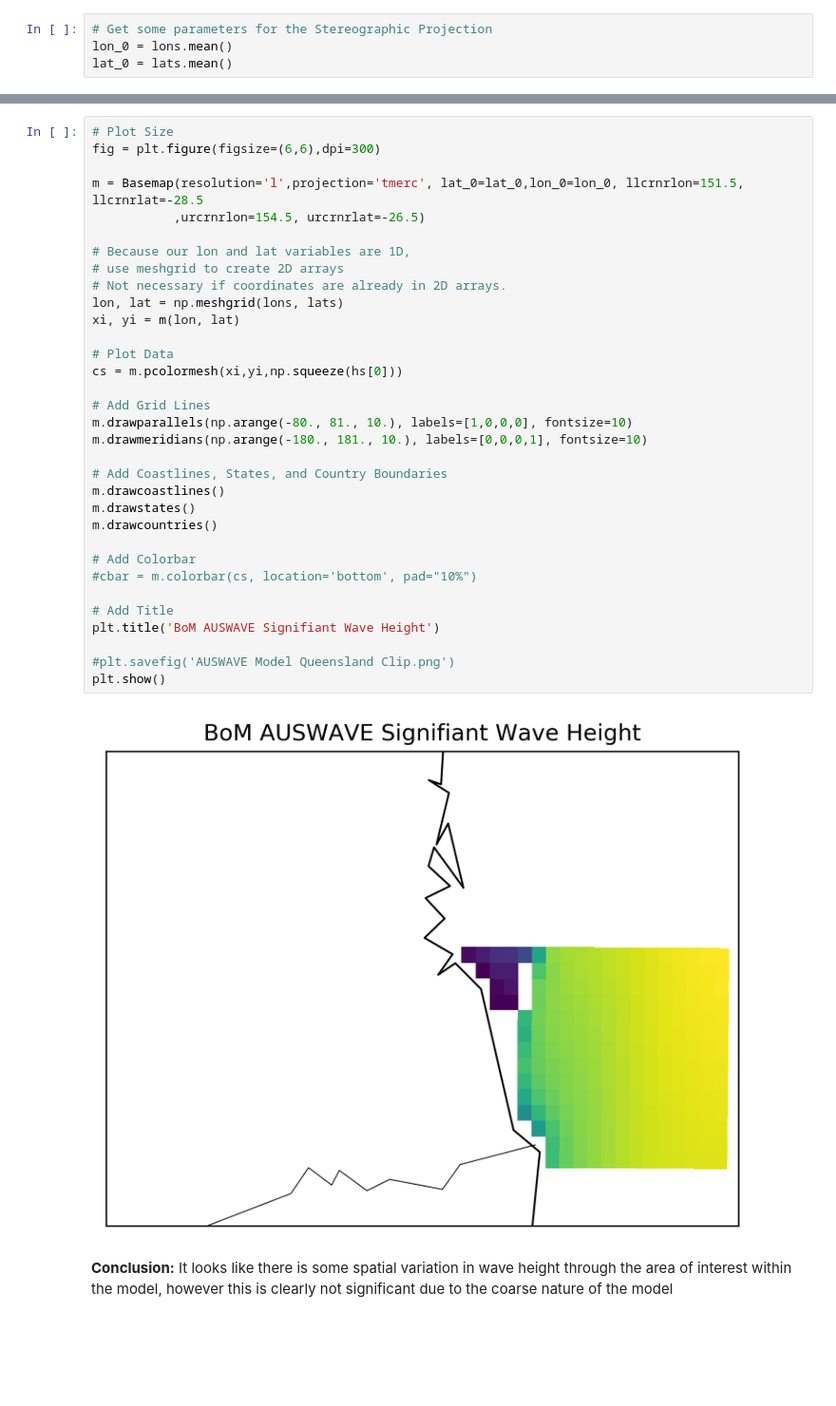
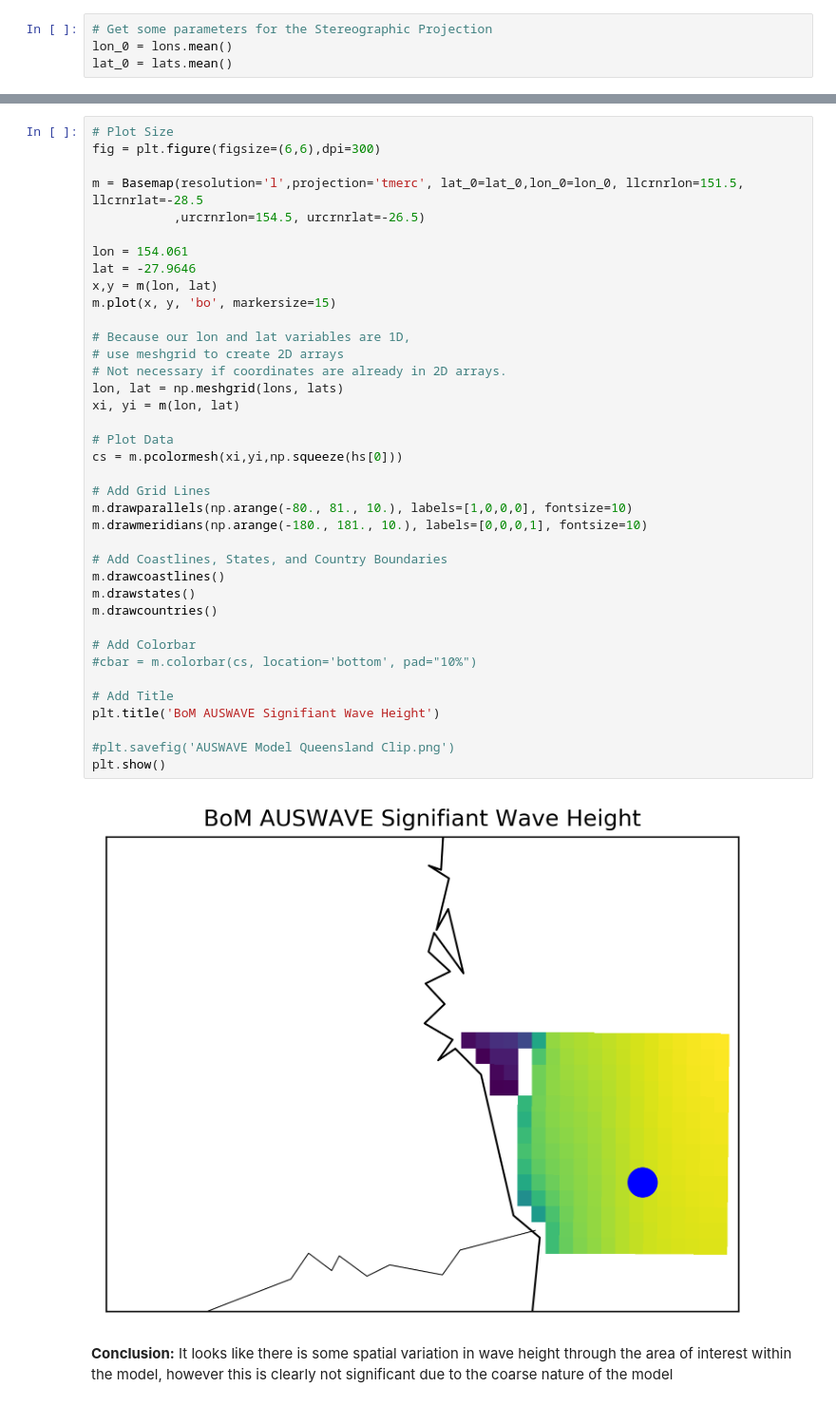
Before and after one commit to DrakonianMight/machine_learning, a Jupyter notebook: visualize_grid.ipynb, the cells around one changed output, grey strips where cells are left out. Shown: that part at 95% size. Saved outputs shown, nothing was run; the diff lists cells and outputs as text; blank space fills up the shorter version.

```diff
--- a/visualize_grid.ipynb
+++ b/visualize_grid.ipynb
@@ -45,35 +45,40 @@ fig = plt.figure(figsize=(6,6),dpi=300)
 
 m = Basemap(resolution='l',projection='tmerc', lat_0=lat_0,lon_0=lon_0, llcrnrlon=151.5, llcrnrlat=-28.5
            ,urcrnrlon=154.5, urcrnrlat=-26.5)
+
+lon = 154.061
+lat = -27.9646
+x,y = m(lon, lat)
+m.plot(x, y, 'bo', markersize=15)
 
 # Because our lon and lat variables are 1D,
 # use meshgrid to create 2D arrays
 # Not necessary if coordinates are already in 2D arrays.
 lon, lat = np.meshgrid(lons, lats)
 xi, yi = m(lon, lat)
 
 # Plot Data
 cs = m.pcolormesh(xi,yi,np.squeeze(hs[0]))
 
 # Add Grid Lines
 m.drawparallels(np.arange(-80., 81., 10.), labels=[1,0,0,0], fontsize=10)
 m.drawmeridians(np.arange(-180., 181., 10.), labels=[0,0,0,1], fontsize=10)
 
 # Add Coastlines, States, and Country Boundaries
 m.drawcoastlines()
 m.drawstates()
 m.drawcountries()
 
 # Add Colorbar
 #cbar = m.colorbar(cs, location='bottom', pad="10%")
 
 # Add Title
 plt.title('BoM AUSWAVE Signifiant Wave Height')
 
 #plt.savefig('AUSWAVE Model Queensland Clip.png')
 plt.show()
 # %% [output]
-[figure, old version]
+[figure, new version]
 # %% [markdown]
 **Conclusion:** It looks like there is some spatial variation in wave height through the area of interest within the model, however this is clearly not significant due to the coarse nature of the model
 # %% [markdown]
```
Also changed, not shown: parts of 1 cell of this notebook, 20 other files.
